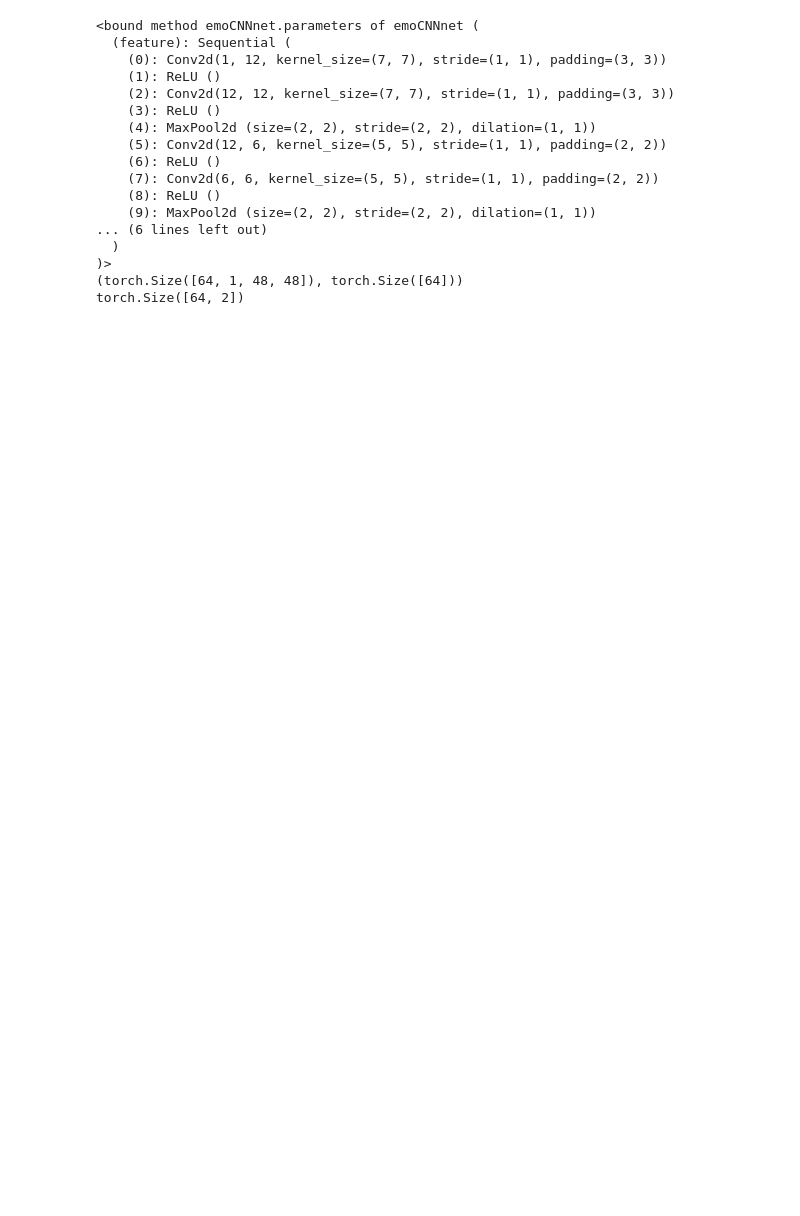
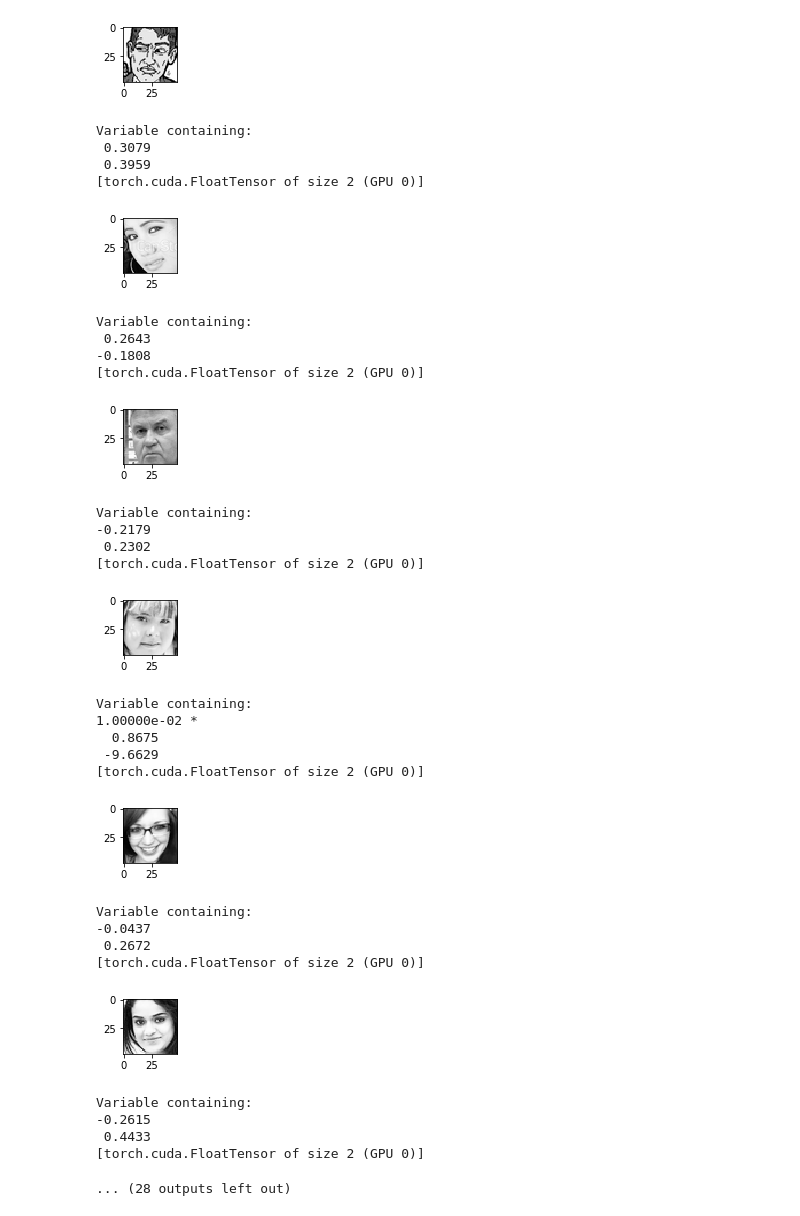
Before and after one commit to EmCity/minutehappiness-backend, a Jupyter notebook: src/emoCNNnet/Training.ipynb, the cells around one changed output. Saved outputs shown, nothing was run; the diff lists cells and outputs as text; code cells hidden in the pictures; blank space fills up the shorter version.

```diff
--- a/src/emoCNNnet/Training.ipynb
+++ b/src/emoCNNnet/Training.ipynb
@@ -69,30 +86,49 @@ solver = emoSolver.emoSolver(optim_args={"lr": 0.001})
     (3): Linear (100 -> 2)
   )
 )>
-# %%
-print(model.parameters)
-from torch.autograd import Variable
-for i, j in train_loader:
-    print(i.size(),j.size())
-    #print(i)
-    print(model(Variable(i)).size())
-    break
-# %% [output]
-<bound method emoCNNnet.parameters of emoCNNnet (
-  (feature): Sequential (
-    (0): Conv2d(1, 12, kernel_size=(7, 7), stride=(1, 1), padding=(3, 3))
-    (1): ReLU ()
-    (2): Conv2d(12, 12, kernel_size=(7, 7), stride=(1, 1), padding=(3, 3))
-    (3): ReLU ()
-    (4): MaxPool2d (size=(2, 2), stride=(2, 2), dilation=(1, 1))
-    (5): Conv2d(12, 6, kernel_size=(5, 5), stride=(1, 1), padding=(2, 2))
-    (6): ReLU ()
-    (7): Conv2d(6, 6, kernel_size=(5, 5), stride=(1, 1), padding=(2, 2))
-    (8): ReLU ()
-    (9): MaxPool2d (size=(2, 2), stride=(2, 2), dilation=(1, 1))
-... (6 lines left out)
-  )
-)>
-(torch.Size([64, 1, 48, 48]), torch.Size([64]))
-torch.Size([64, 2])
+# %%
+a = 0
+for img,j in train_loader:
+    result = model(Variable(img).cuda(0))
+
+    for i in range(20):
+        plt.figure(figsize = (10,1))
+        plt.imshow(img[i].numpy()[0], cmap="Greys_r")
+
+        plt.show()
+        print(result[i])
+    break
+# %% [output]
+[figure, added]
+Variable containing:
+ 0.3079
+ 0.3959
+[torch.cuda.FloatTensor of size 2 (GPU 0)]
+[figure, added]
+Variable containing:
+ 0.2643
+-0.1808
+[torch.cuda.FloatTensor of size 2 (GPU 0)]
+[figure, added]
+Variable containing:
+-0.2179
+ 0.2302
+[torch.cuda.FloatTensor of size 2 (GPU 0)]
+[figure, added]
+Variable containing:
+1.00000e-02 *
+  0.8675
+ -9.6629
+[torch.cuda.FloatTensor of size 2 (GPU 0)]
+[figure, added]
+Variable containing:
+-0.0437
+ 0.2672
+[torch.cuda.FloatTensor of size 2 (GPU 0)]
+[figure, added]
+Variable containing:
+-0.2615
+ 0.4433
+[torch.cuda.FloatTensor of size 2 (GPU 0)]
+... (28 outputs left out)
 # %%
```
Also changed, not shown: parts of 11 cells of this notebook, 3 other files.
